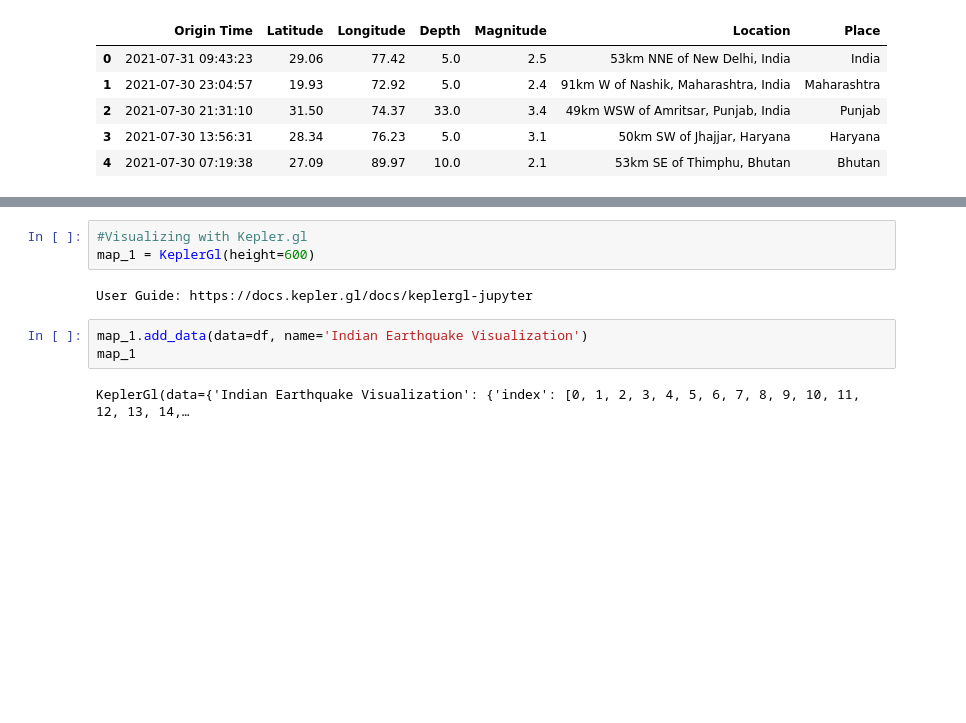
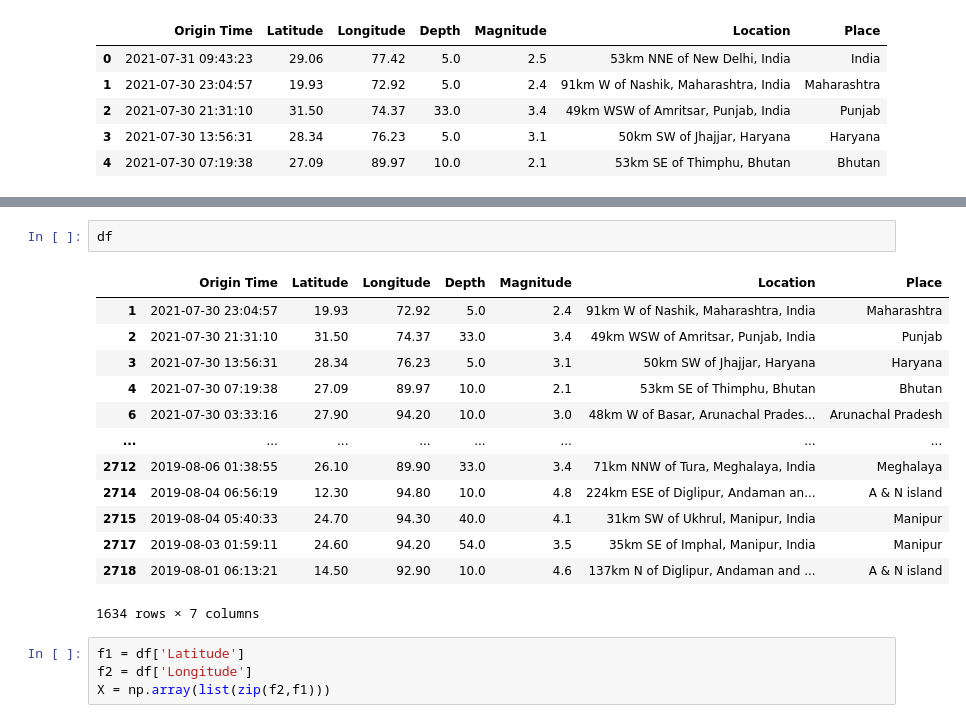
Before and after one commit to vishwaskotegar/Earthquake-Prediction, a Jupyter notebook: Visualisation.ipynb, the cells around one changed output, grey strips where cells are left out. Drawn from its saved outputs; the diff is of its cells as text; blank space fills up the shorter version.

```diff
--- a/Visualisation.ipynb
+++ b/Visualisation.ipynb
@@ -67,10 +88,20 @@ ulist
-# %%
-#Visualizing with Kepler.gl
-map_1 = KeplerGl(height=600)
-# %% [output]
-User Guide: https://docs.kepler.gl/docs/keplergl-jupyter
-# %%
-map_1.add_data(data=df, name='Indian Earthquake Visualization')
-map_1
-# %% [output]
-KeplerGl(data={'Indian Earthquake Visualization': {'index': [0, 1, 2, 3, 4, 5, 6, 7, 8, 9, 10, 11, 12, 13, 14,…
+# %%
+df
+# %% [output]
+|  | Origin Time | Latitude | Longitude | Depth | Magnitude | Location | Place |
+| 1 | 2021-07-30 23:04:57 | 19.93 | 72.92 | 5.0 | 2.4 | 91km W of Nashik, Maharashtra, India | Maharashtra |
+| 2 | 2021-07-30 21:31:10 | 31.50 | 74.37 | 33.0 | 3.4 | 49km WSW of Amritsar, Punjab, India | Punjab |
+| 3 | 2021-07-30 13:56:31 | 28.34 | 76.23 | 5.0 | 3.1 | 50km SW of Jhajjar, Haryana | Haryana |
+| 4 | 2021-07-30 07:19:38 | 27.09 | 89.97 | 10.0 | 2.1 | 53km SE of Thimphu, Bhutan | Bhutan |
+| 6 | 2021-07-30 03:33:16 | 27.90 | 94.20 | 10.0 | 3.0 | 48km W of Basar, Arunachal Prades... | Arunachal Pradesh |
+| ... | ... | ... | ... | ... | ... | ... | ... |
+| 2712 | 2019-08-06 01:38:55 | 26.10 | 89.90 | 33.0 | 3.4 | 71km NNW of Tura, Meghalaya, India | Meghalaya |
+| 2714 | 2019-08-04 06:56:19 | 12.30 | 94.80 | 10.0 | 4.8 | 224km ESE of Diglipur, Andaman an... | A & N island |
+| 2715 | 2019-08-04 05:40:33 | 24.70 | 94.30 | 40.0 | 4.1 | 31km SW of Ukhrul, Manipur, India | Manipur |
+| 2717 | 2019-08-03 01:59:11 | 24.60 | 94.20 | 54.0 | 3.5 | 35km SE of Imphal, Manipur, India | Manipur |
+| 2718 | 2019-08-01 06:13:21 | 14.50 | 92.90 | 10.0 | 4.6 | 137km N of Diglipur, Andaman and ... | A & N island |
+1634 rows × 7 columns
+# %%
+f1 = df['Latitude']
+f2 = df['Longitude']
+X = np.array(list(zip(f2,f1)))
```
Also changed, not shown: parts of 12 cells of this notebook, 2 other files.
